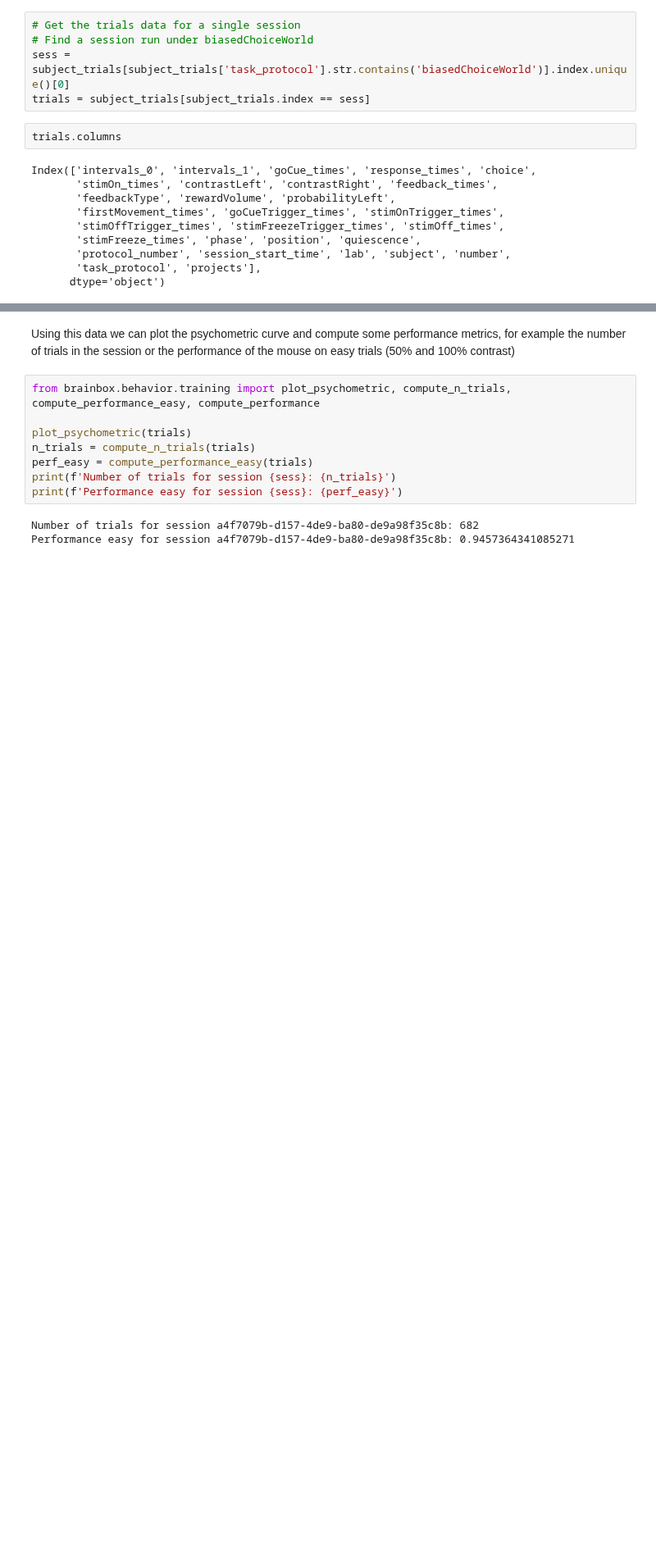
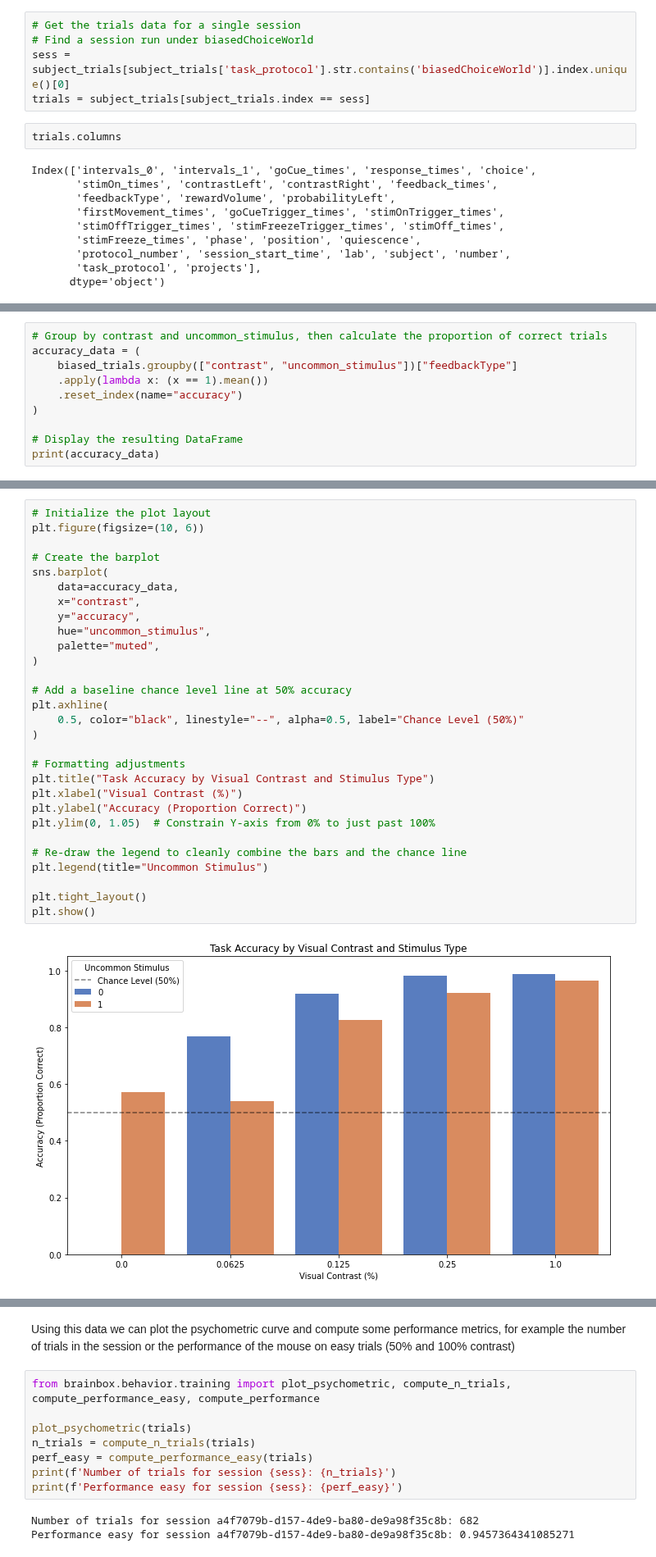
Before and after one commit to ellen-ying/NMA2026, a Jupyter notebook: projects/IBL_behavior_data.ipynb, the cells around one changed output, grey strips where cells are left out. Shown at 82% size. Drawn from its saved outputs; the diff is of its cells as text; blank space fills up the shorter version.

```diff
--- a/projects/IBL_behavior_data.ipynb
+++ b/projects/IBL_behavior_data.ipynb
@@ -134,0 +237,10 @@ dtype: object
+# %%
+# Group by contrast and uncommon_stimulus, then calculate the proportion of correct trials
+accuracy_data = (
+    biased_trials.groupby(["contrast", "uncommon_stimulus"])["feedbackType"]
+    .apply(lambda x: (x == 1).mean())
+    .reset_index(name="accuracy")
+)
+
+# Display the resulting DataFrame
+print(accuracy_data)
@@ -134,0 +258,31 @@ dtype: object
+# %%
+# Initialize the plot layout
+plt.figure(figsize=(10, 6))
+
+# Create the barplot
+sns.barplot(
+    data=accuracy_data,
+    x="contrast",
+    y="accuracy",
+    hue="uncommon_stimulus",
+    palette="muted",
+)
+
+# Add a baseline chance level line at 50% accuracy
+plt.axhline(
+    0.5, color="black", linestyle="--", alpha=0.5, label="Chance Level (50%)"
+)
+
+# Formatting adjustments
+plt.title("Task Accuracy by Visual Contrast and Stimulus Type")
+plt.xlabel("Visual Contrast (%)")
+plt.ylabel("Accuracy (Proportion Correct)")
+plt.ylim(0, 1.05)  # Constrain Y-axis from 0% to just past 100%
+
+# Re-draw the legend to cleanly combine the bars and the chance line
+plt.legend(title="Uncommon Stimulus")
+
+plt.tight_layout()
+plt.show()
+# %% [output]
+[figure, added]
```
Also changed, not shown: parts of 15 cells of this notebook, 2 other files.
